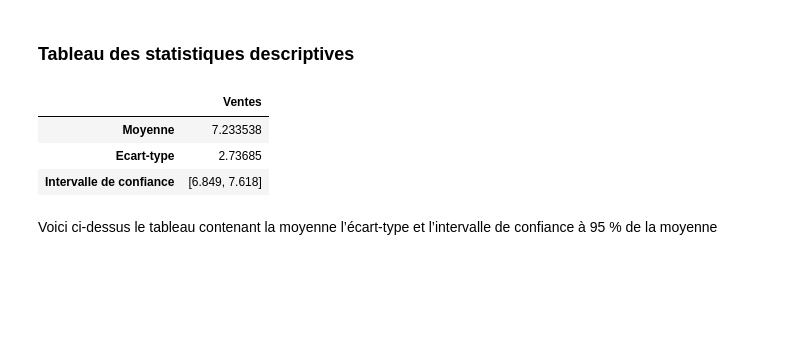
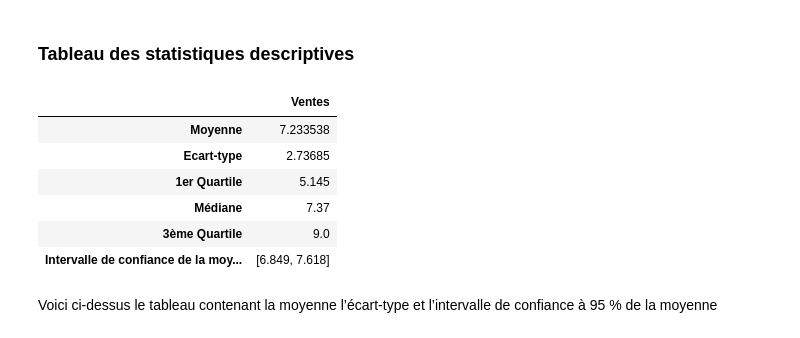
Before and after one commit to TristanVLM/proba-stats, a Jupyter notebook: DevoirDH23.ipynb, the cells around one changed output. Saved outputs shown, nothing was run; the diff lists cells and outputs as text; code cells hidden in the pictures; blank space fills up the shorter version.

```diff
--- a/DevoirDH23.ipynb
+++ b/DevoirDH23.ipynb
@@ -93,16 +78,20 @@ D’après les résultats précédents, on peut déduire que la distribution des
 # %%
 mean = df['Sales'].mean()
 std = df['Sales'].std()
+quantiles= np.quantile(df['Sales'], [0.25, 0.5, 0.75])
 interval = stats.norm.interval(confidence=0.95, loc=mean, scale=stats.sem(df['Sales']))
 interval = [round(x, 3) for x in interval]
-table = pd.DataFrame({'Moyenne': [mean], 'Ecart-type': [std], 'Intervalle de confiance': [interval]})
+table = pd.DataFrame({'Moyenne': mean, 'Ecart-type': std,'1er Quartile': quantiles[0], 'Médiane' : quantiles[1], '3ème Quartile' : quantiles[2], 'Intervalle de confiance de la moyenne': [interval]})
 table.index = ['Ventes']
 table.transpose()
 # %% [output]
 |  | Ventes |
 | Moyenne | 7.233538 |
 | Ecart-type | 2.73685 |
-| Intervalle de confiance | [6.849, 7.618] |
+| 1er Quartile | 5.145 |
+| Médiane | 7.37 |
+| 3ème Quartile | 9.0 |
+| Intervalle de confiance de la moy... | [6.849, 7.618] |
 # %% [markdown]
 Voici ci-dessus le tableau contenant la moyenne l’écart-type et l’intervalle de confiance à 95 % de la moyenne
 # %% [markdown]
```
Also changed, not shown: parts of 30 cells of this notebook, 1 other file.
